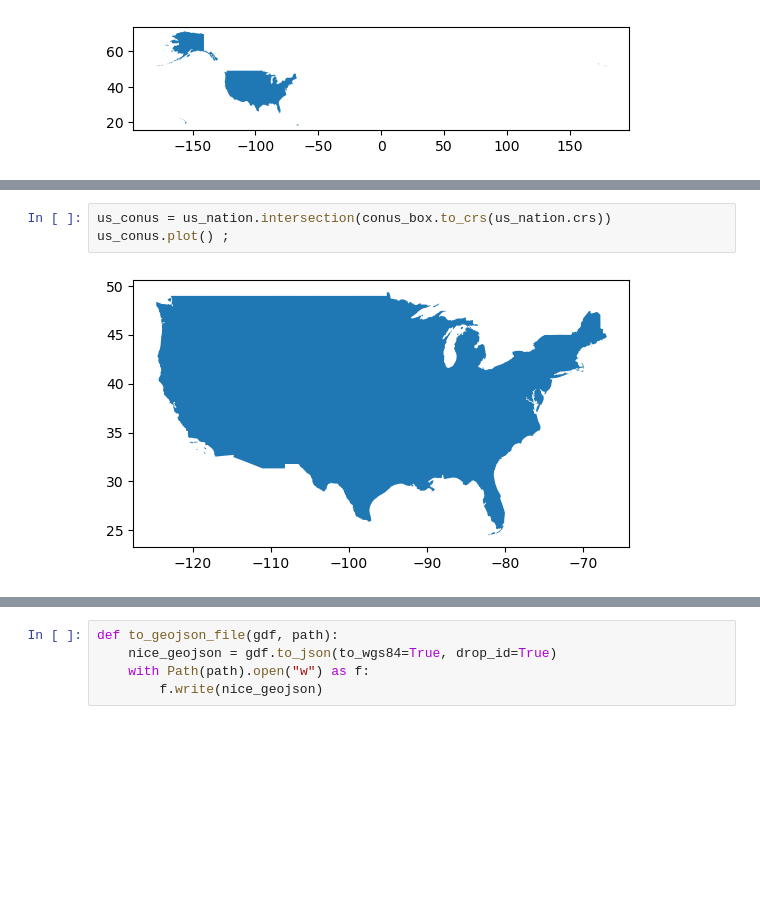
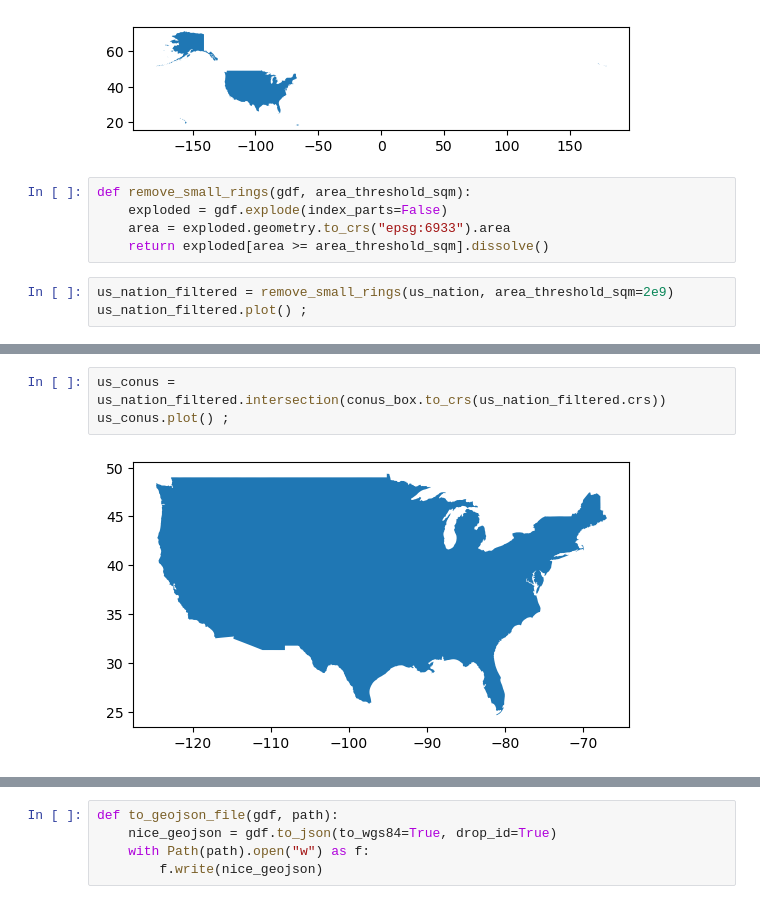
Before and after one commit to NASA-IMPACT/veda-ui, a Jupyter notebook: docs/development/geo-data-preparation.ipynb, the cells around one changed output, grey strips where cells are left out. Cells and saved outputs as stored; diff of their text form; blank space fills up the shorter version.

```diff
--- a/docs/development/geo-data-preparation.ipynb
+++ b/docs/development/geo-data-preparation.ipynb
@@ -72,3 +74,11 @@ us_nation = gdf_from_shp_zip_url(CB_US_NATION_URL)
 us_nation.plot();
 # %% [output]
 [figure]
+# %%
+def remove_small_rings(gdf, area_threshold_sqm):
+    exploded = gdf.explode(index_parts=False)
+    area = exploded.geometry.to_crs("epsg:6933").area
+    return exploded[area >= area_threshold_sqm].dissolve()
+# %%
+us_nation_filtered = remove_small_rings(us_nation, area_threshold_sqm=2e9)
+us_nation_filtered.plot() ;
@@ -75,5 +87,5 @@ us_nation.plot();
 # %%
-us_conus = us_nation.intersection(conus_box.to_crs(us_nation.crs))
+us_conus = us_nation_filtered.intersection(conus_box.to_crs(us_nation_filtered.crs))
 us_conus.plot() ;
 # %% [output]
-[figure, old version]
+[figure, new version]
```
Also changed, not shown: parts of 8 cells of this notebook.
